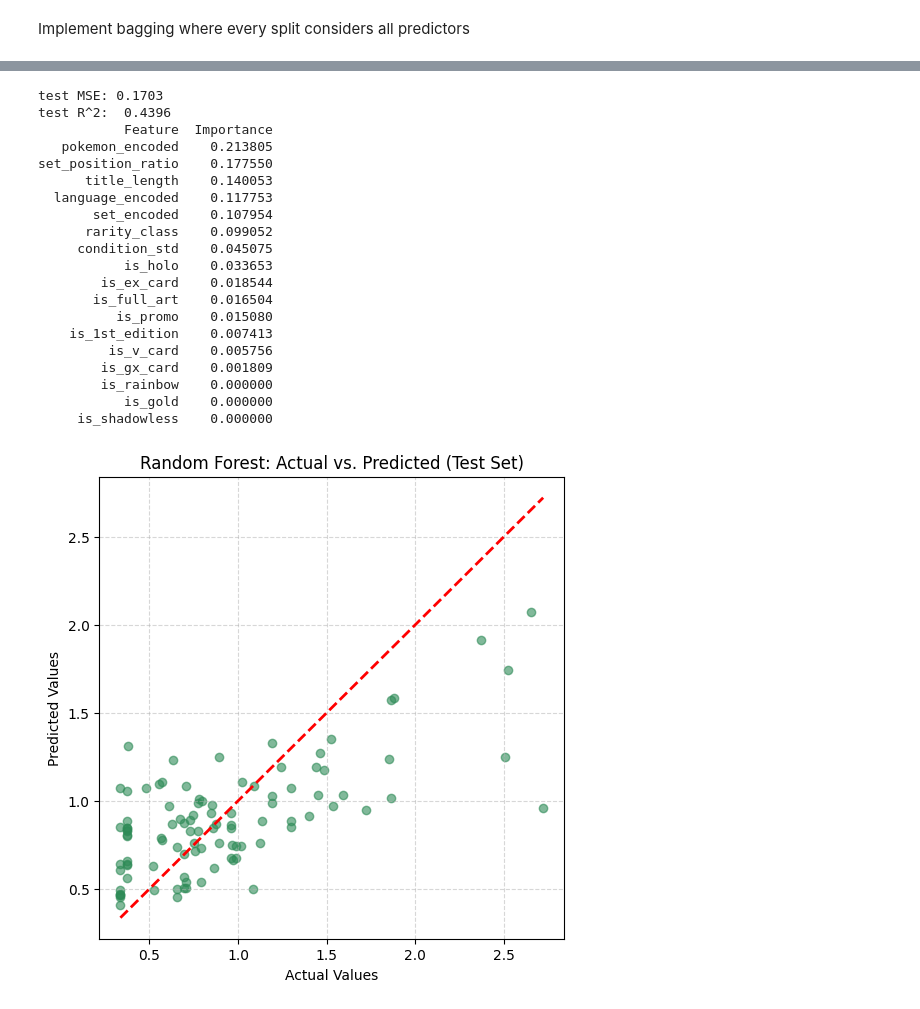
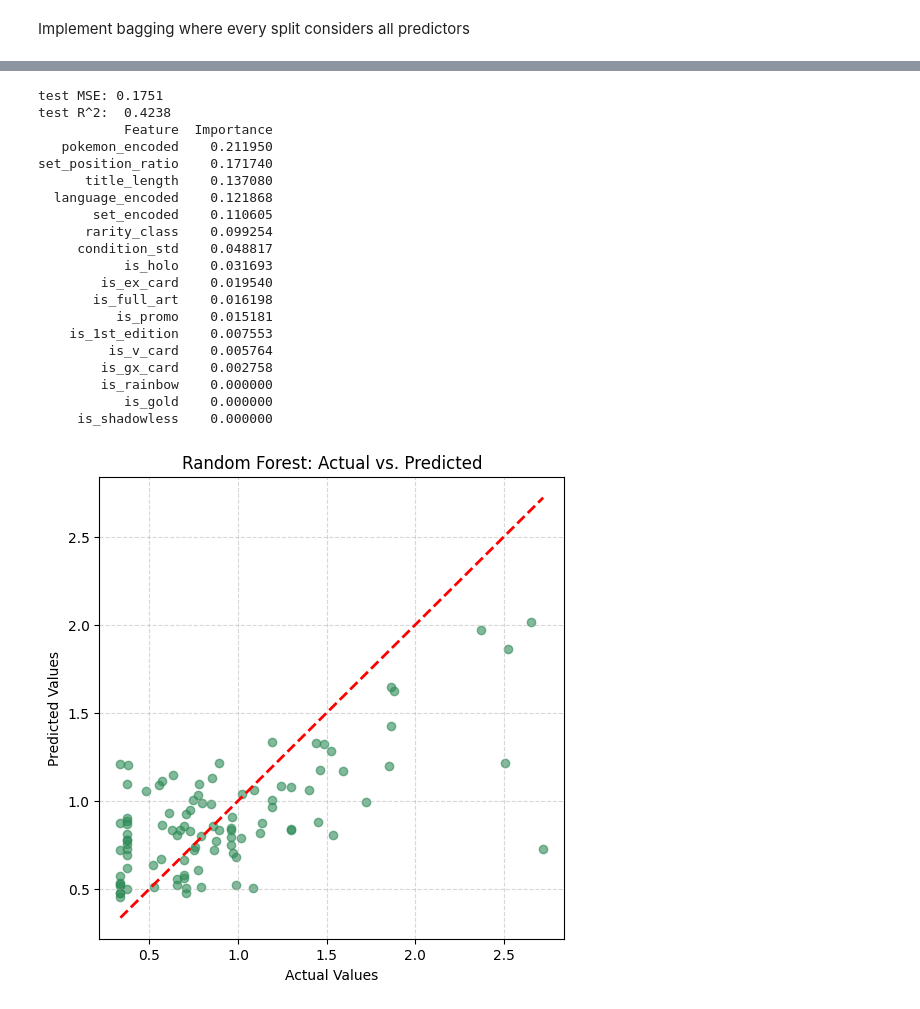
Before and after one commit to morgan1461/pokemon-card-price-predictor, a Jupyter notebook: model.ipynb, the cells around one changed output, grey strips where cells are left out. Drawn from its saved outputs; the diff is of its cells as text; code cells hidden in the pictures.

```diff
--- a/model.ipynb
+++ b/model.ipynb
@@ -474,20 +487,3 @@ R2:   0.1689 +/- 0.1041
 ## Model 2: Random Forest
 # %% [markdown]
 Implement bagging where every split considers all predictors
-# %%
-# use all predictors -> bagging
-features = X_train.shape[0]
-
-bag_pokemon = RandomForestRegressor(
-    n_estimators=500,
-    max_features=features,
-    oob_score=True,
-    random_state=RANDOM
-)
-
-bag_pokemon.fit(X_train, y_train)
-
-# eval
-yhat_bag = bag_pokemon.predict(X_test)
-bag_test_mse = mean_squared_error(y_test, yhat_bag)
-print(f'Bagging test MSE: {bag_test_mse:.4f}')
@@ -510,4 +490,5 @@ plt.show()
 # %%
+features = X.shape[1]
 rf_features = max(1, features // 3)
 
 rf_pokemon = RandomForestRegressor(
@@ -582,40 +563,40 @@ importance_df = pd.DataFrame({
 
 print(importance_df.to_string(index=False))
 # %% [output]
-test MSE: 0.1703
-test R^2:  0.4396
+test MSE: 0.1751
+test R^2:  0.4238
            Feature  Importance
-   pokemon_encoded    0.213805
-set_position_ratio    0.177550
-      title_length    0.140053
-  language_encoded    0.117753
-       set_encoded    0.107954
-      rarity_class    0.099052
-     condition_std    0.045075
-           is_holo    0.033653
-        is_ex_card    0.018544
-       is_full_art    0.016504
-          is_promo    0.015080
-    is_1st_edition    0.007413
-         is_v_card    0.005756
-        is_gx_card    0.001809
+   pokemon_encoded    0.211950
+set_position_ratio    0.171740
+      title_length    0.137080
+  language_encoded    0.121868
+       set_encoded    0.110605
+      rarity_class    0.099254
+     condition_std    0.048817
+           is_holo    0.031693
+        is_ex_card    0.019540
+       is_full_art    0.016198
+          is_promo    0.015181
+    is_1st_edition    0.007553
+         is_v_card    0.005764
+        is_gx_card    0.002758
         is_rainbow    0.000000
            is_gold    0.000000
      is_shadowless    0.000000
 # %%
 plt.figure(figsize=(6, 6))
 plt.scatter(y_test, yhat_best, alpha=0.6, color='seagreen')
 
 lims = [min(y_test.min(), yhat_best.min()), max(y_test.max(), yhat_best.max())]
 plt.plot(lims, lims, 'r--', linewidth=2)
 
 plt.xlabel('Actual Values')
 plt.ylabel('Predicted Values')
-plt.title('Random Forest: Actual vs. Predicted (Test Set)')
+plt.title('Random Forest: Actual vs. Predicted')
 plt.grid(True, linestyle='--', alpha=0.5)
 plt.show()
 # %% [output]
-[figure, old version]
+[figure, new version]
 # %%
 plt.figure(figsize=(8, 6))
 plt.barh(importance_df['Feature'], importance_df['Importance'], color='navy')
```
Also changed, not shown: parts of 17 cells of this notebook, 2 other files.
